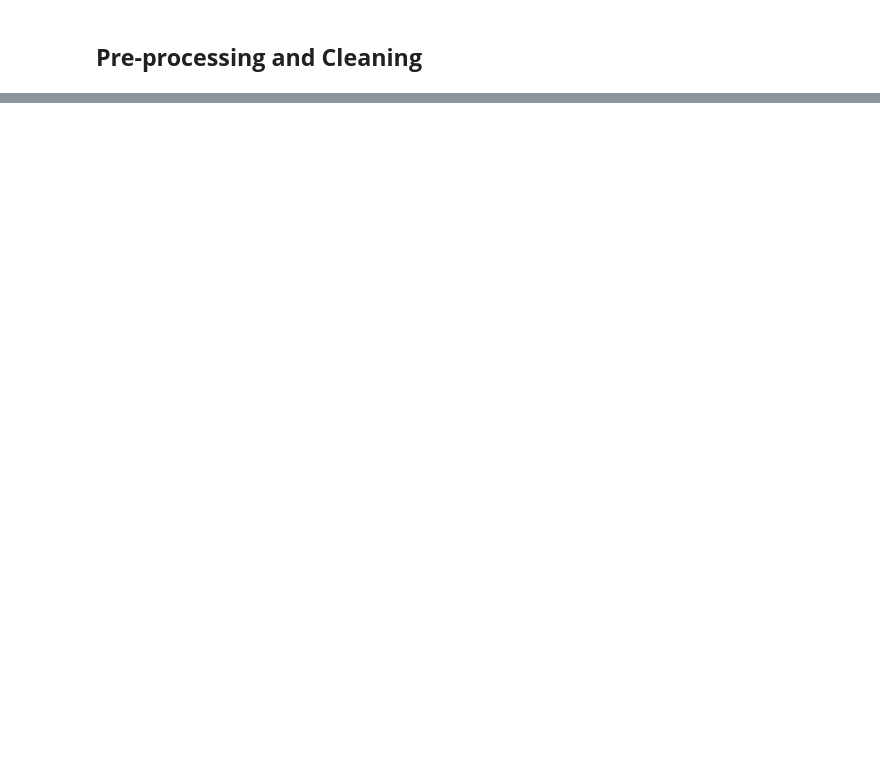
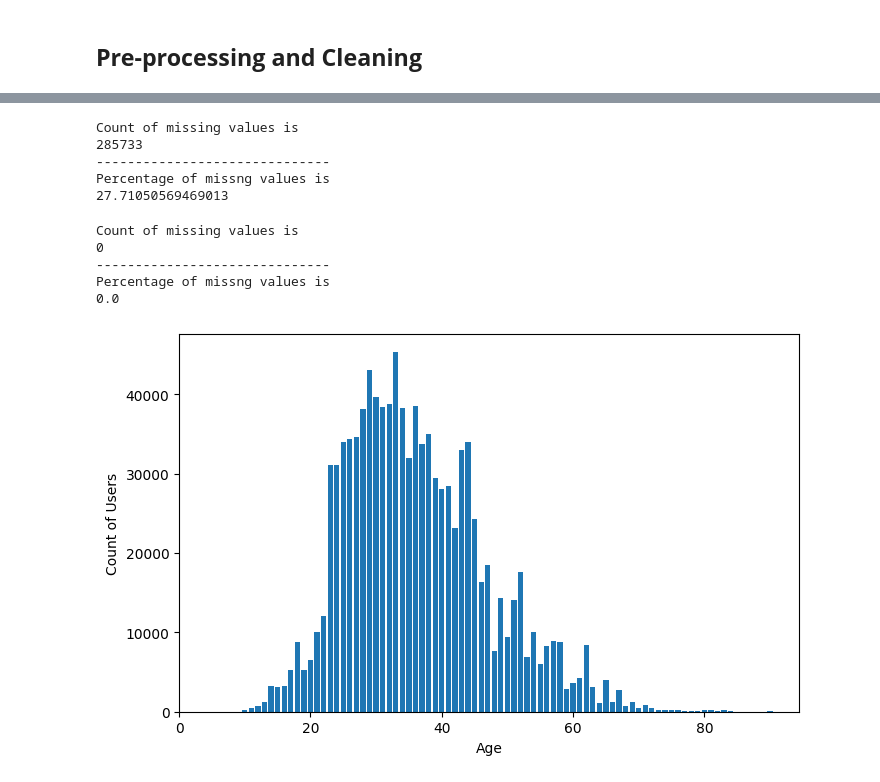
Before and after one commit to sahu-vishal/Book-Recommendation-System, a Jupyter notebook: Book_Recommendation_System.ipynb, the cells around one changed output, grey strips where cells are left out. Drawn from its saved outputs; the diff is of its cells as text; code cells hidden in the pictures; blank space fills up the shorter version.

```diff
--- a/Book_Recommendation_System.ipynb
+++ b/Book_Recommendation_System.ipynb
@@ -402,0 +351,2 @@ dtype: float64
+# %%
+merged_df['year_of_publication'] = merged_df['year_of_publication'].astype(int)
@@ -402,0 +374,42 @@ dtype: float64
+# %%
+# Outlier data became NaN
+merged_df.loc[(merged_df.age > 90) | (merged_df.age < 10)] = np.nan
+# %%
+missing_values(merged_df['age'])
+# %% [output]
+Count of missing values is
+285733
+------------------------------
+Percentage of missng values is
+27.71050569469013
+# %%
+# Null values in age column
+nulls = sum(merged_df['age'].isnull())
+# %%
+# Imputing null values
+median = merged_df['age'].median()
+std = merged_df['age'].std()
+
+# Fill invalid and missing ages with random normal distributed numbers
+random_age = np.random.randint(median - std, median + std, size = nulls)
+age = merged_df['age'].copy()
+age[pd.isnull(age)] = random_age
+merged_df['age'] = age
+merged_df['age'] = merged_df['age'].astype(int)
+# %%
+missing_values(merged_df['age'])
+# %% [output]
+Count of missing values is
+0
+------------------------------
+Percentage of missng values is
+0.0
+# %%
+u = merged_df.age.value_counts().sort_index()
+plt.bar(u.index, u.values)
+plt.xlabel('Age')
+plt.ylabel('Count of Users')
+plt.xlim(xmin = 0)
+plt.show()
+# %% [output]
+[figure, added]
```
Also changed, not shown: parts of 66 cells of this notebook.
